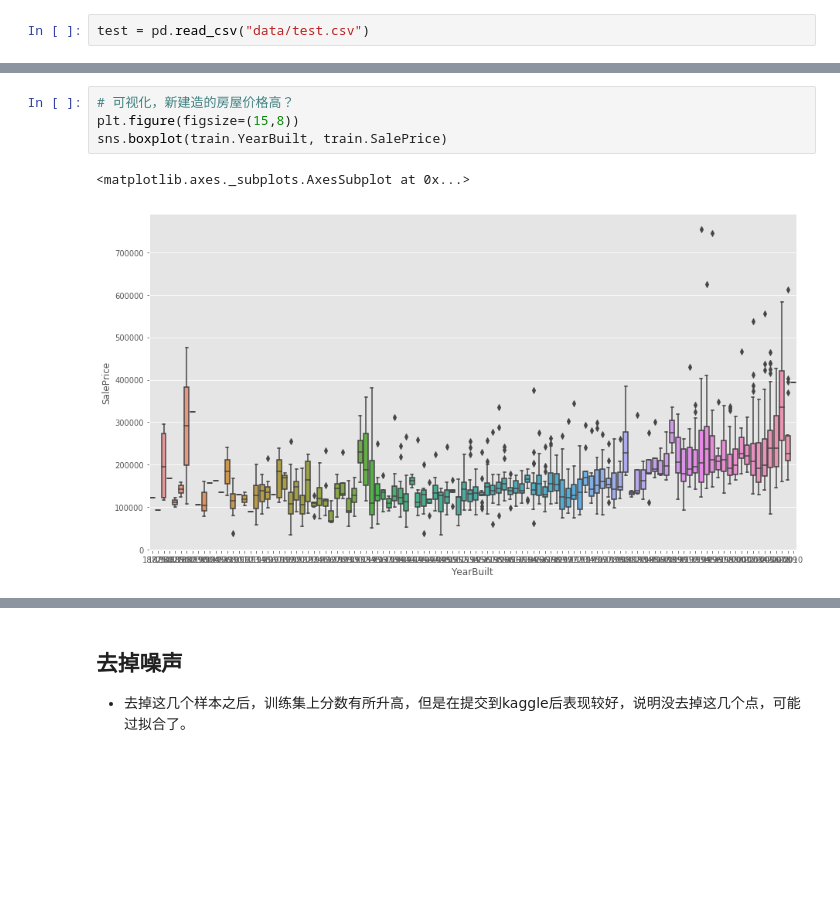
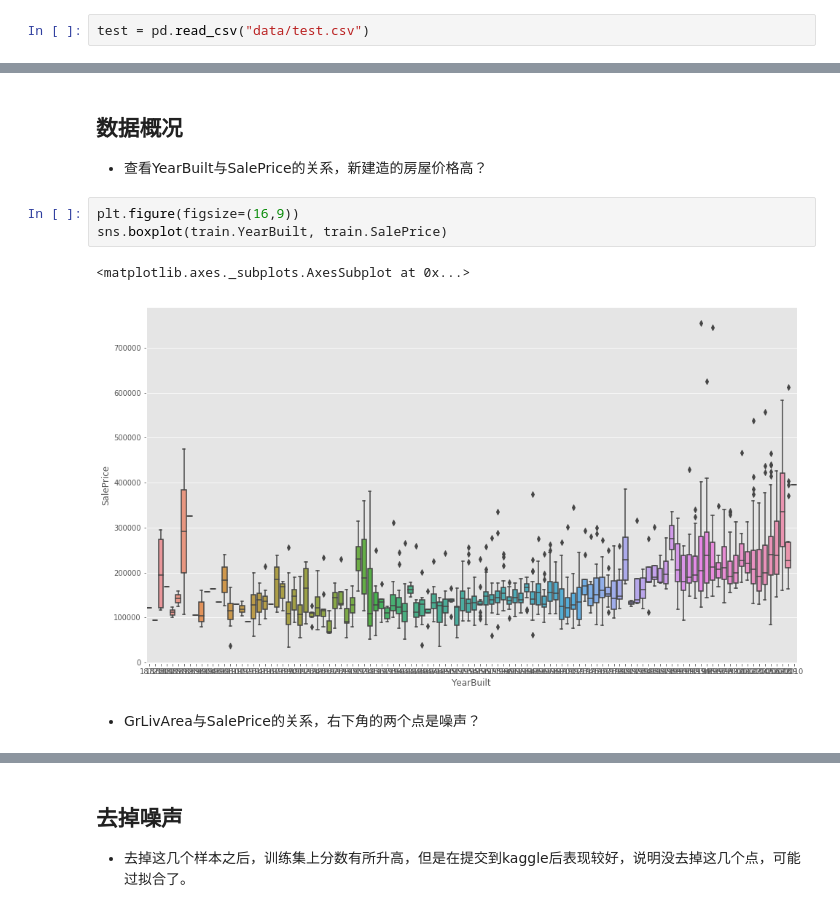
Before and after one commit to zingp/kaggle, a Jupyter notebook: LosAngelesHousePricesForecast/new.ipynb, the cells around one changed output, grey strips where cells are left out. Saved outputs shown, nothing was run; the diff lists cells and outputs as text; blank space fills up the shorter version.

Commit message:
house price

```diff
--- a/LosAngelesHousePricesForecast/new.ipynb
+++ b/LosAngelesHousePricesForecast/new.ipynb
@@ -41,8 +22,12 @@ test.tail()
+# %% [markdown]
+## 数据概况
+- 查看YearBuilt与SalePrice的关系，新建造的房屋价格高？
 # %%
-# 可视化，新建造的房屋价格高？
-plt.figure(figsize=(15,8))
+plt.figure(figsize=(16,9))
 sns.boxplot(train.YearBuilt, train.SalePrice)
 # %% [output]
 <matplotlib.axes._subplots.AxesSubplot at 0x...>
-[figure, old version]
+[figure, new version]
+# %% [markdown]
+- GrLivArea与SalePrice的关系，右下角的两个点是噪声？
 # %%
```
Also changed, not shown: parts of 21 cells of this notebook, 1 other file.
